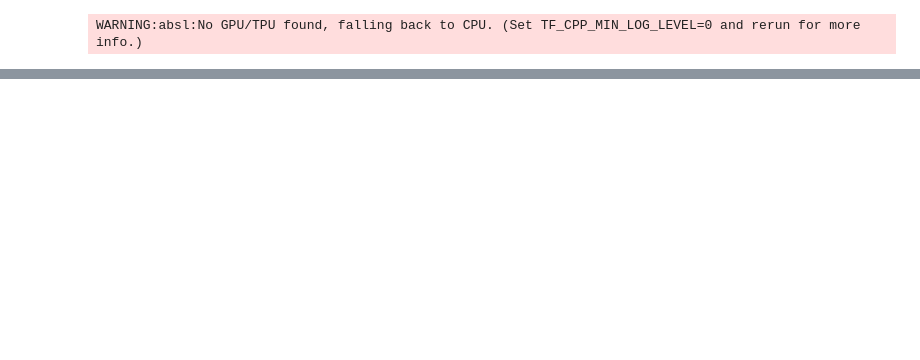
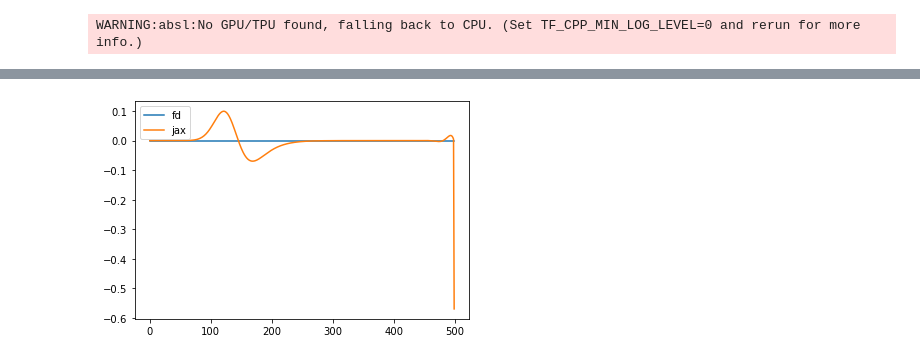
Before and after one commit to romanodev/deltapv, a Jupyter notebook: notebooks/check_gradients.ipynb, the cells around one changed output, grey strips where cells are left out. Drawn from its saved outputs; the diff is of its cells as text; code cells hidden in the pictures; blank space fills up the shorter version.

```diff
--- a/notebooks/check_gradients.ipynb
+++ b/notebooks/check_gradients.ipynb
@@ -71,0 +7,15 @@ print((eff_new - eff) / epsilon)
+# %%
+N = 500
+grid = np.linspace(0, 3e-4, N)
+cell = jaxpv.simulator.create_cell(grid)
+material = jaxpv.materials.load_material("Si")
+material = jaxpv.materials.update(material, A=1e4)
+cell = jaxpv.simulator.add_material(cell, material, lambda _: True)
+cell = jaxpv.simulator.contacts(cell, 1e7, 0, 0, 1e7)
+cell = jaxpv.simulator.single_pn_junction(cell, 1e17, -1e15, 5e-6)
+ls = jaxpv.simulator.incident_light(kind="sun")
+# %%
+f = jaxpv.simulator.efficiency
+df = grad(f)
+obj = f(cell, ls)
+dobj = df(cell, ls)
@@ -71,0 +40,8 @@ print((eff_new - eff) / epsilon)
+# %%
+delta = .1
+values = []
+
+for i in np.arange(0, 500):
+    new_cell = new_cell = jaxpv.simulator.update(cell, Eg=ops.index_add(cell.Eg, ops.index[i], delta))
+    obj_new = f(new_cell, ls)
+    values.append(obj_new)
@@ -71,0 +66,10 @@ print((eff_new - eff) / epsilon)
+# %%
+obj_new = np.array(values)
+dobj_fd = (obj_new - obj) / delta
+
+plt.plot(np.arange(0, 500), dobj_fd, label="fd")
+plt.plot(dobj.Eg, label="jax")
+plt.legend()
+plt.show()
+# %% [output]
+[figure, added]
```
Also changed, not shown: parts of 8 cells of this notebook, 6 other files.
